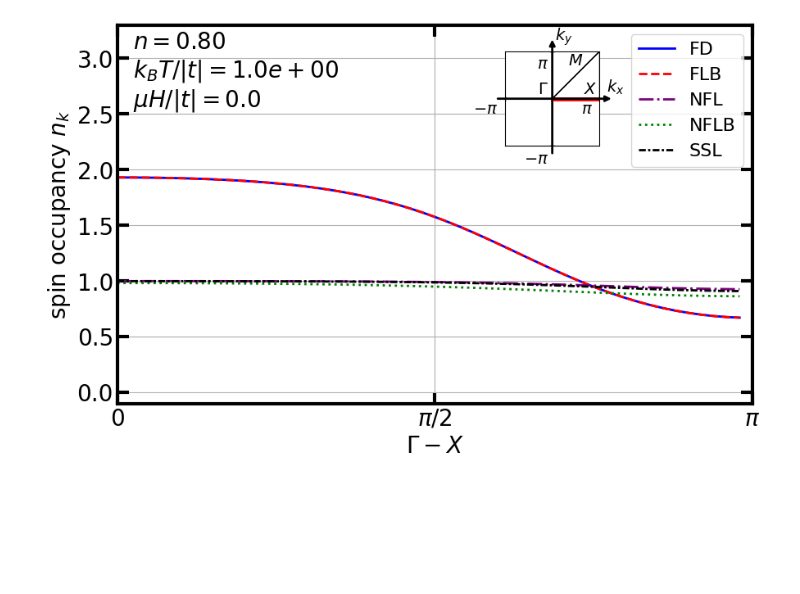
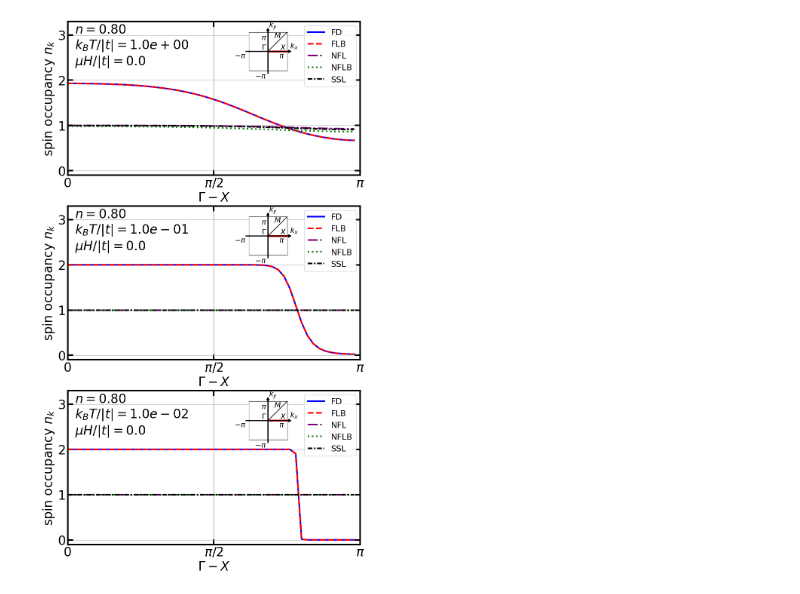
Before and after one commit to Mateuszzx/quantum-statistics-solver, a Jupyter notebook: notebooks/Graphs/paramagnetic_n.ipynb, the cells around one changed output. Drawn from its saved outputs; the diff is of its cells as text; code cells hidden in the pictures; blank space fills up the shorter version.

```diff
--- a/notebooks/Graphs/paramagnetic_n.ipynb
+++ b/notebooks/Graphs/paramagnetic_n.ipynb
@@ -17,7 +17,7 @@ N = 100
 dist = ["FD","FLB","NFL", "NFLB","SSL"]
 t = -1
 t_prim = 0
-beta = [1]
+beta = [1, 10, 100]
 n = [0.8]
 H_a = [0.]
 kx = np.linspace(-np.pi, np.pi, N, endpoint=False)
@@ -26,21 +26,21 @@ e_k, _, _ = prepare_2D_lattice_data(kx, ky, t, t_prim)
 # %%
 # 1D Cut along Gamma-X
 plotter.plot_energy_distribution_1d(
     e_k=e_k,
     slice_type="horizontal",
     dim=2,
     kx=kx,
     n=np.array(n),
     betas=np.array(beta),
     H=H_a[0],
     distributions=dist,
-    figsize=(10,6),
+    figsize=(10,18),
     ylims=(-0.1, 3.3),
     bz_inset_pos=(0.56, 0.68, 0.25, 0.25)
 )
 plt.show()
 # %% [output]
-[figure, old version]
+[figure, new version]
 # %%
 # 1D Cut along Diagonal (Gamma-M)
 plotter.plot_energy_distribution_1d(
```
Also changed, not shown: parts of 1 cell of this notebook.
